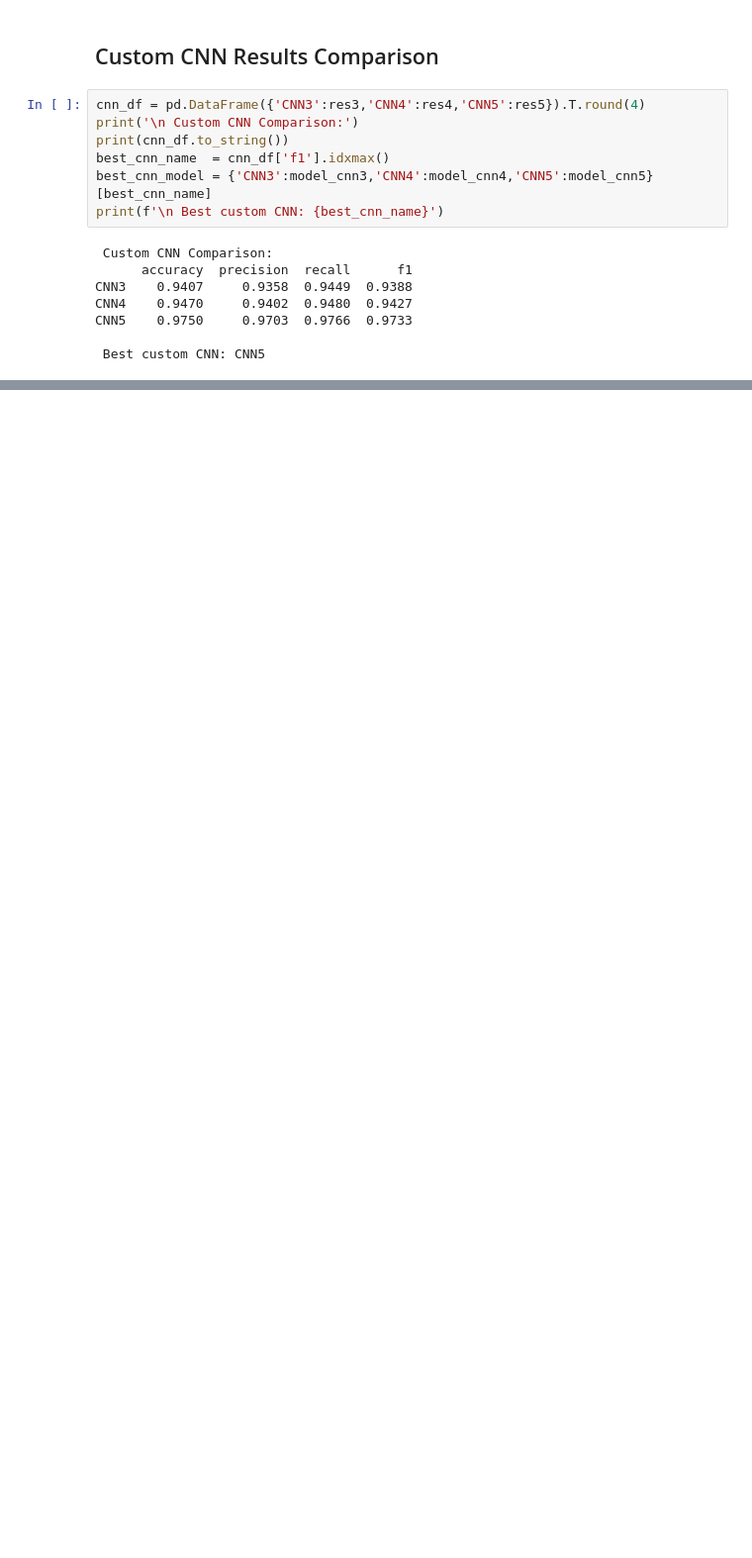
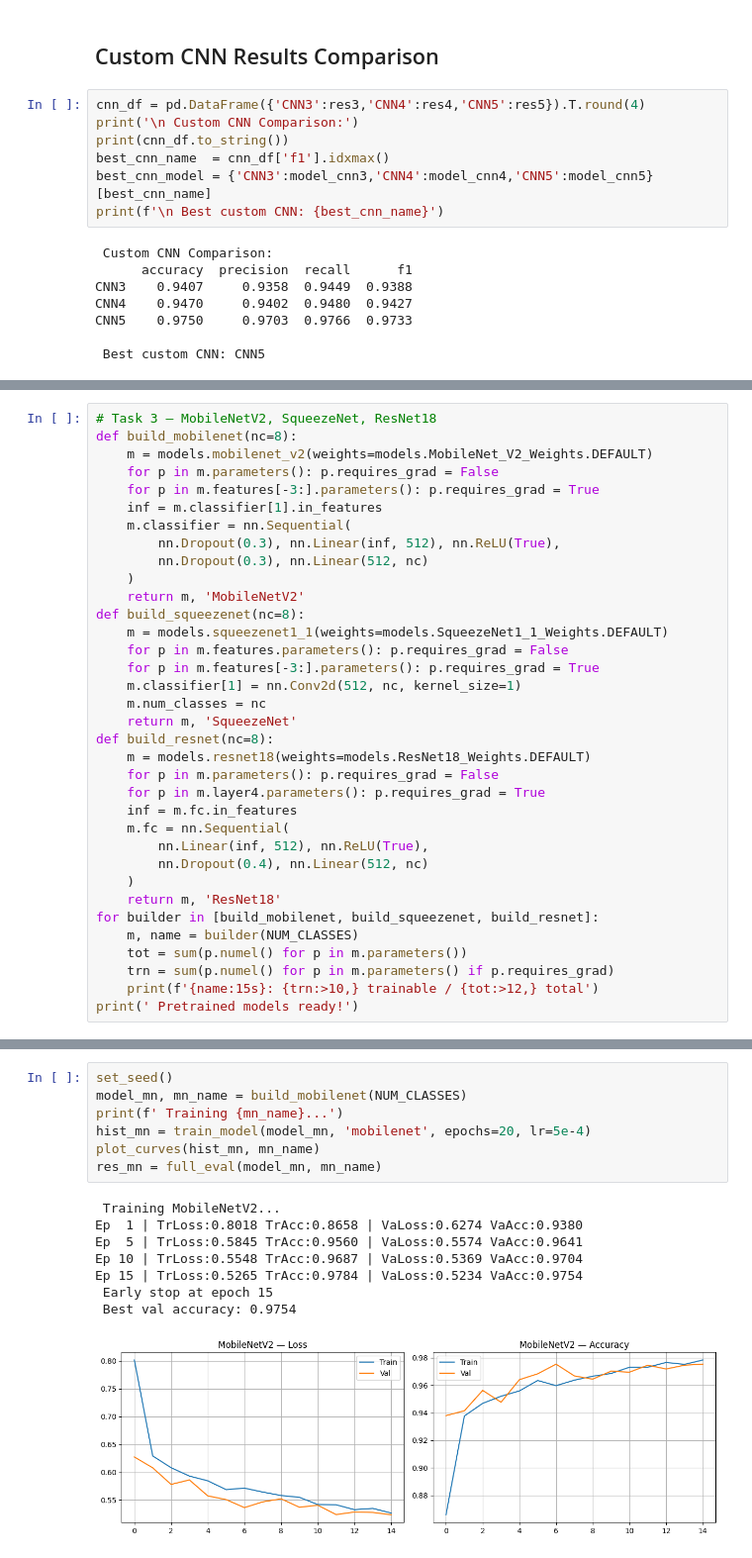
Before and after one commit to marwaashfaq2004-ai/ANN-BLOOD-CELL-CLASSIFICATION-PROJECT, a Jupyter notebook: ANN_PROJECT(AneRBC).ipynb, the cells around one changed output, grey strips where cells are left out. Shown at 99% size. Drawn from its saved outputs; the diff is of its cells as text; blank space fills up the shorter version.

Commit message:
TASK 3

```diff
--- a/ANN_PROJECT(AneRBC).ipynb
+++ b/ANN_PROJECT(AneRBC).ipynb
@@ -484,0 +488,35 @@ CNN5    0.9750     0.9703  0.9766  0.9733
+# %%
+# Task 3 — MobileNetV2, SqueezeNet, ResNet18
+def build_mobilenet(nc=8):
+    m = models.mobilenet_v2(weights=models.MobileNet_V2_Weights.DEFAULT)
+    for p in m.parameters(): p.requires_grad = False
+    for p in m.features[-3:].parameters(): p.requires_grad = True
+    inf = m.classifier[1].in_features
+    m.classifier = nn.Sequential(
+        nn.Dropout(0.3), nn.Linear(inf, 512), nn.ReLU(True),
+        nn.Dropout(0.3), nn.Linear(512, nc)
+    )
+    return m, 'MobileNetV2'
+def build_squeezenet(nc=8):
+    m = models.squeezenet1_1(weights=models.SqueezeNet1_1_Weights.DEFAULT)
+    for p in m.features.parameters(): p.requires_grad = False
+    for p in m.features[-3:].parameters(): p.requires_grad = True
+    m.classifier[1] = nn.Conv2d(512, nc, kernel_size=1)
+    m.num_classes = nc
+    return m, 'SqueezeNet'
+def build_resnet(nc=8):
+    m = models.resnet18(weights=models.ResNet18_Weights.DEFAULT)
+    for p in m.parameters(): p.requires_grad = False
+    for p in m.layer4.parameters(): p.requires_grad = True
+    inf = m.fc.in_features
+    m.fc = nn.Sequential(
+        nn.Linear(inf, 512), nn.ReLU(True),
+        nn.Dropout(0.4), nn.Linear(512, nc)
+    )
+    return m, 'ResNet18'
+for builder in [build_mobilenet, build_squeezenet, build_resnet]:
+    m, name = builder(NUM_CLASSES)
+    tot = sum(p.numel() for p in m.parameters())
+    trn = sum(p.numel() for p in m.parameters() if p.requires_grad)
+    print(f'{name:15s}: {trn:>10,} trainable / {tot:>12,} total')
+print(' Pretrained models ready!')
@@ -484,0 +533,16 @@ CNN5    0.9750     0.9703  0.9766  0.9733
+# %%
+set_seed()
+model_mn, mn_name = build_mobilenet(NUM_CLASSES)
+print(f' Training {mn_name}...')
+hist_mn = train_model(model_mn, 'mobilenet', epochs=20, lr=5e-4)
+plot_curves(hist_mn, mn_name)
+res_mn = full_eval(model_mn, mn_name)
+# %% [output]
+ Training MobileNetV2...
+Ep  1 | TrLoss:0.8018 TrAcc:0.8658 | VaLoss:0.6274 VaAcc:0.9380
+Ep  5 | TrLoss:0.5845 TrAcc:0.9560 | VaLoss:0.5574 VaAcc:0.9641
+Ep 10 | TrLoss:0.5548 TrAcc:0.9687 | VaLoss:0.5369 VaAcc:0.9704
+Ep 15 | TrLoss:0.5265 TrAcc:0.9784 | VaLoss:0.5234 VaAcc:0.9754
+ Early stop at epoch 15
+ Best val accuracy: 0.9754
+[figure, added]
```
Also changed, not shown: parts of 10 cells of this notebook.
